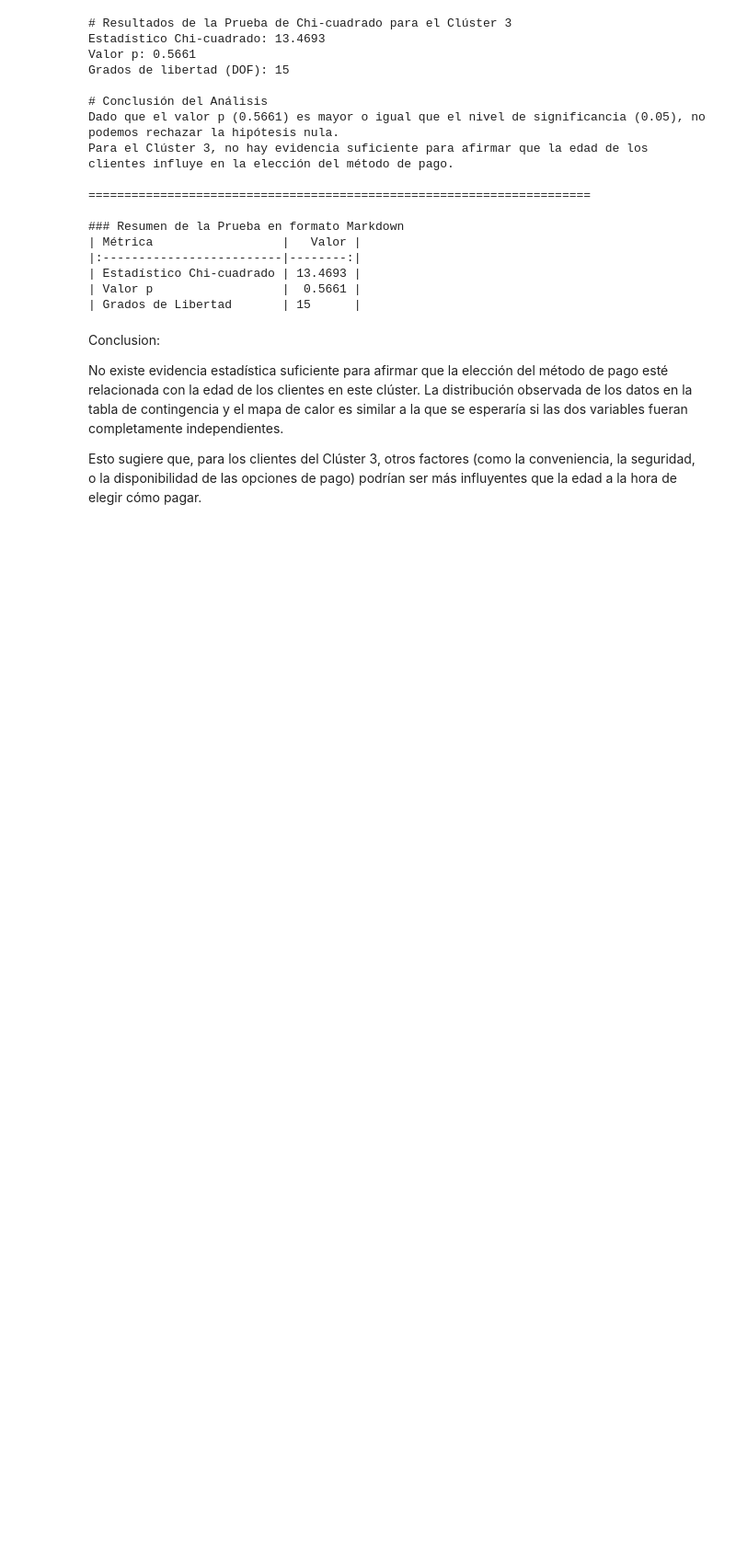
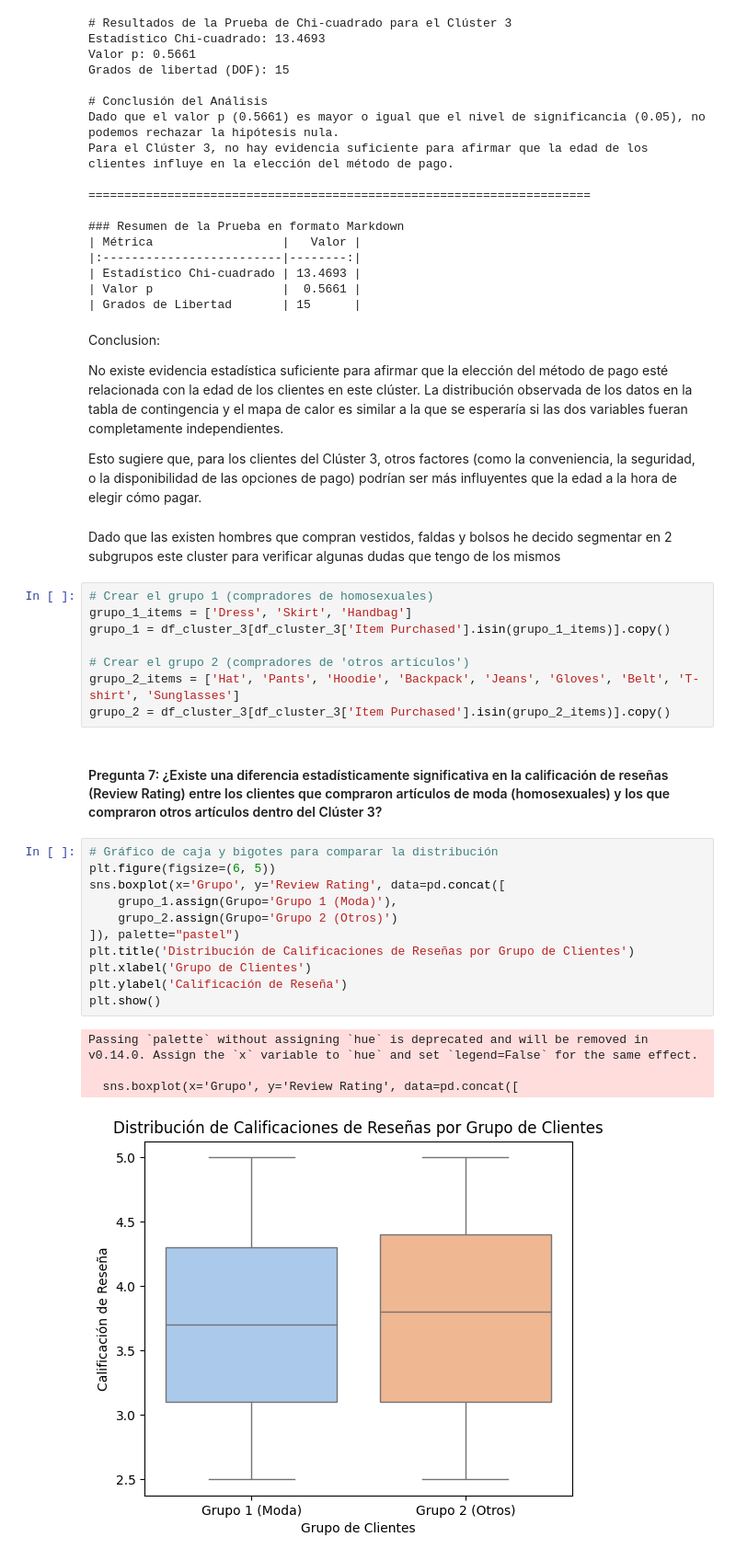
Before and after one commit to 31Victor45/Customer_segmentation_K-means, a Jupyter notebook: 7-Perfinlando_clientes_(etiquetado)/3-Caracterizacion_cluster_no3.ipynb, the cells around one changed output. Shown at 92% size. Saved outputs shown, nothing was run; the diff lists cells and outputs as text; blank space fills up the shorter version.

```diff
--- a/7-Perfinlando_clientes_(etiquetado)/3-Caracterizacion_cluster_no3.ipynb
+++ b/7-Perfinlando_clientes_(etiquetado)/3-Caracterizacion_cluster_no3.ipynb
@@ -441,3 +462,31 @@ Conclusion:
 No existe evidencia estadística suficiente para afirmar que la elección del método de pago esté relacionada con la edad de los clientes en este clúster. La distribución observada de los datos en la tabla de contingencia y el mapa de calor es similar a la que se esperaría si las dos variables fueran completamente independientes.
 
 Esto sugiere que, para los clientes del Clúster 3, otros factores (como la conveniencia, la seguridad, o la disponibilidad de las opciones de pago) podrían ser más influyentes que la edad a la hora de elegir cómo pagar.
+# %% [markdown]
+Dado que las existen hombres que compran vestidos, faldas y bolsos he decido segmentar en 2 subgrupos este cluster para verificar algunas dudas que tengo de los mismos
+# %%
+# Crear el grupo 1 (compradores de homosexuales)
+grupo_1_items = ['Dress', 'Skirt', 'Handbag']
+grupo_1 = df_cluster_3[df_cluster_3['Item Purchased'].isin(grupo_1_items)].copy()
+
+# Crear el grupo 2 (compradores de 'otros artículos')
+grupo_2_items = ['Hat', 'Pants', 'Hoodie', 'Backpack', 'Jeans', 'Gloves', 'Belt', 'T-shirt', 'Sunglasses']
+grupo_2 = df_cluster_3[df_cluster_3['Item Purchased'].isin(grupo_2_items)].copy()
+# %% [markdown]
+#### Pregunta 7: ¿Existe una diferencia estadísticamente significativa en la calificación de reseñas (Review Rating) entre los clientes que compraron artículos de moda (homosexuales) y los que compraron otros artículos dentro del Clúster 3?
+# %%
+# Gráfico de caja y bigotes para comparar la distribución
+plt.figure(figsize=(6, 5))
+sns.boxplot(x='Grupo', y='Review Rating', data=pd.concat([
+    grupo_1.assign(Grupo='Grupo 1 (Moda)'),
+    grupo_2.assign(Grupo='Grupo 2 (Otros)')
+]), palette="pastel")
+plt.title('Distribución de Calificaciones de Reseñas por Grupo de Clientes')
+plt.xlabel('Grupo de Clientes')
+plt.ylabel('Calificación de Reseña')
+plt.show()
+# %% [output]
+Passing `palette` without assigning `hue` is deprecated and will be removed in v0.14.0. Assign the `x` variable to `hue` and set `legend=False` for the same effect.
+
+  sns.boxplot(x='Grupo', y='Review Rating', data=pd.concat([
+[figure, added]
```
Also changed, not shown: parts of 8 cells of this notebook, 6 other files.
